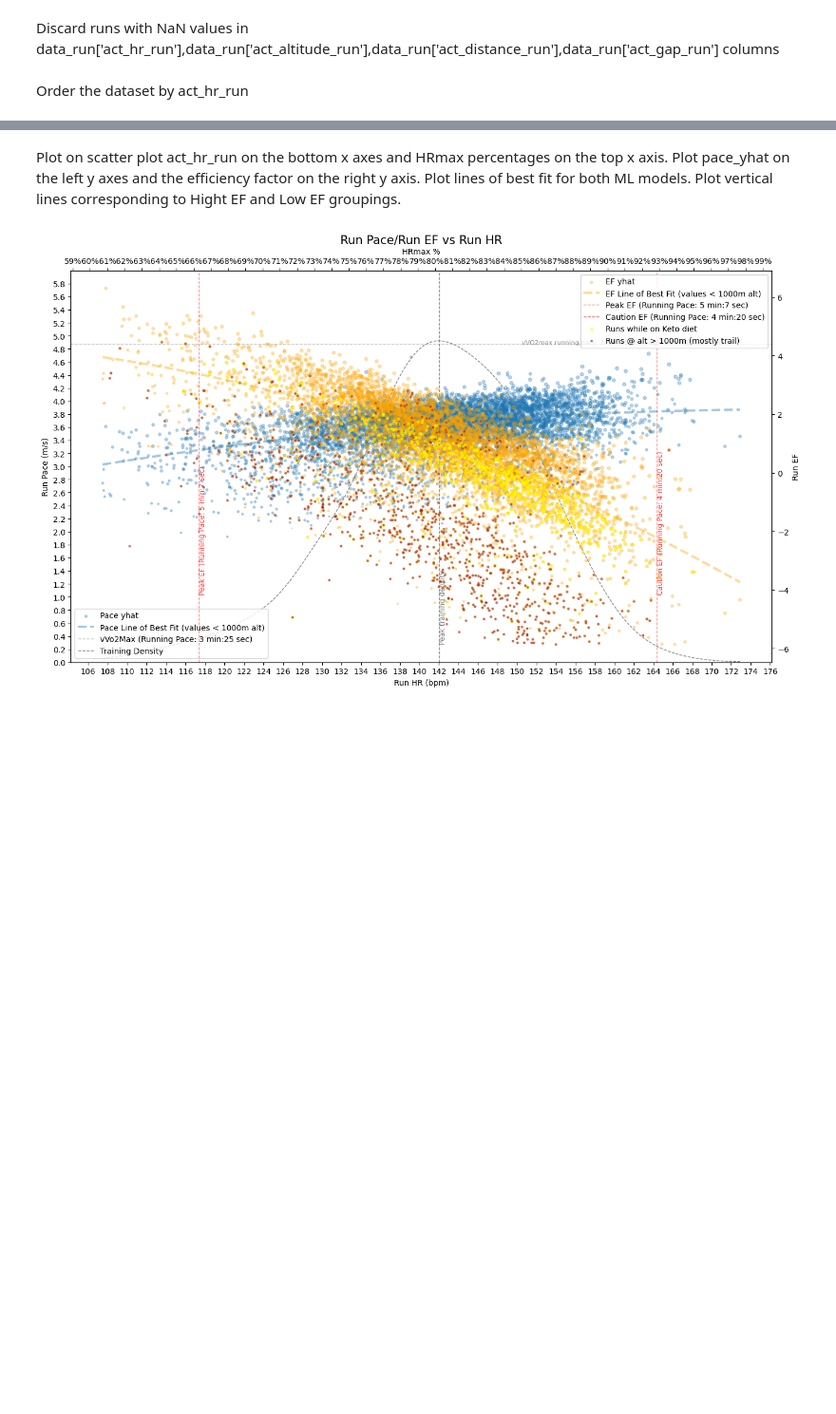
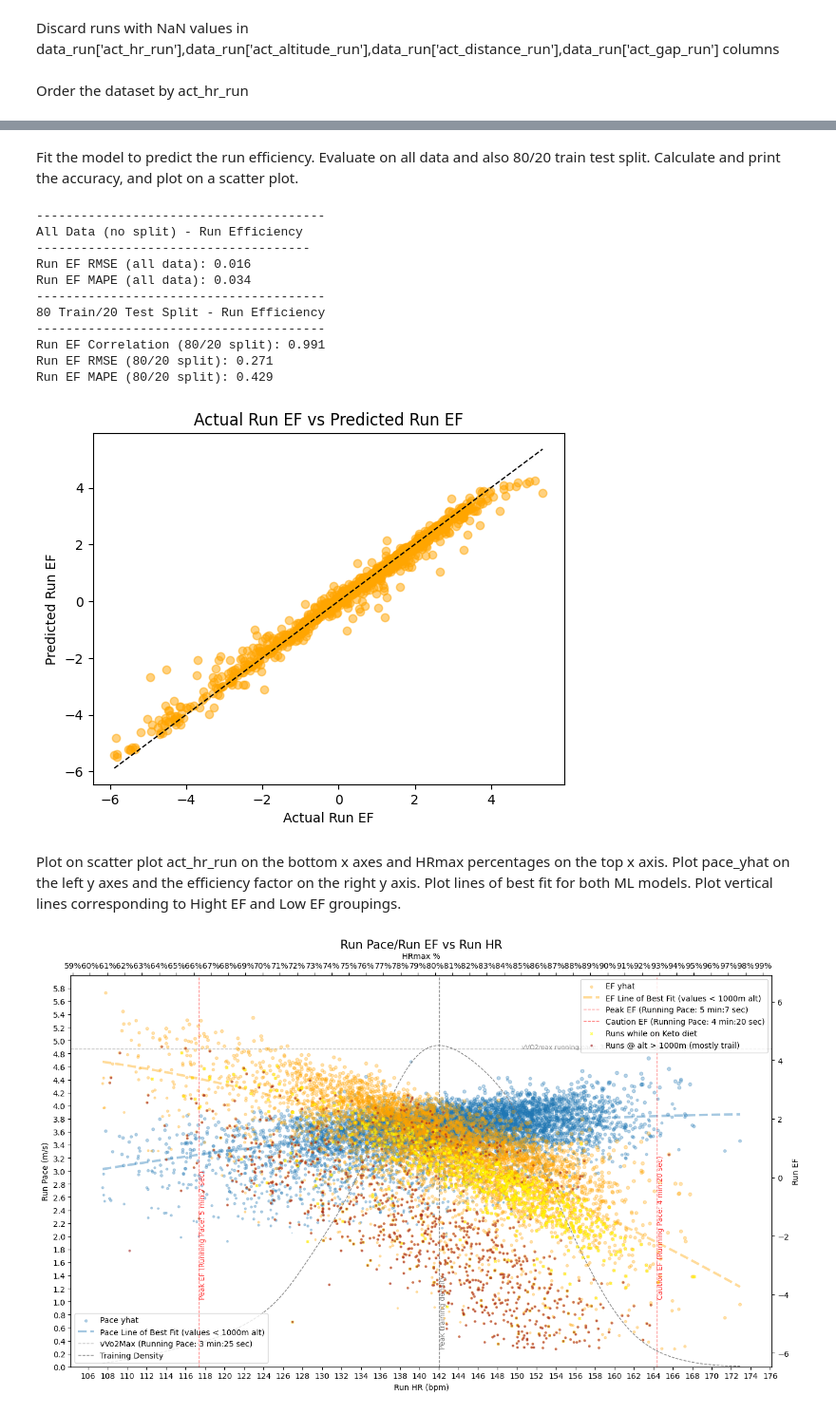
Before and after one commit to pgalko/ml_running_efficiency_predict, a Jupyter notebook: ML_Running_Efficiency_Prediction.ipynb, the cells around one changed output, grey strips where cells are left out. Shown at 95% size. Cells and saved outputs as stored; diff of their text form; code cells hidden in the pictures; blank space fills up the shorter version.

```diff
--- a/ML_Running_Efficiency_Prediction.ipynb
+++ b/ML_Running_Efficiency_Prediction.ipynb
@@ -200,3 +231,60 @@ Run EF MAPE: 0.034
+# %% [markdown]
+Fit the model to predict the run efficiency. Evaluate on all data and also 80/20 train test split.
+Calculate and print the accuracy, and plot on a scatter plot.
+# %%
+### Train/Evaluate the model on the the whole dataset (no split) ####
+
+# Train the model on data_run (pace_model_eval)
+ef_model = rf_model.fit(np.column_stack((data_run['act_hr_run'],data_run['act_altitude_run'],data_run['act_distance_run'],data_run['act_gap_run'],data_run['act_tss_run'],data_run['temperature'])), data_run['ef_run'])
+ef_yhat = ef_model.predict(np.column_stack((data_run['act_hr_run'],data_run['act_altitude_run'],data_run['act_distance_run'],data_run['act_gap_run'],data_run['act_tss_run'],data_run['temperature'])))
+# compute the rmse and mape
+rmse = np.sqrt(mean_squared_error(data_run['ef_run'], ef_yhat))
+mape = mean_absolute_percentage_error(data_run['ef_run'], ef_yhat)
+# print the results
+print('---------------------------------------')
+print('All Data (no split) - Run Efficiency')
+print('-------------------------------------')
+print('Run EF RMSE (all data): %.3f' % rmse)
+print('Run EF MAPE (all data): %.3f' % mape)
+
+### Train the model on the 80% of the dataset and evaluate on the 20% of the dataset ####
+
+# Train the model on data_run_train (ef_model_eval)
+ef_model_eval = ef_model.fit(np.column_stack((data_run_train['act_hr_run'],data_run_train['act_altitude_run'],data_run_train['act_distance_run'],data_run_train['act_gap_run'],data_run_train['act_tss_run'],data_run_train['temperature'])), data_run_train['ef_run'])
+# Make a prediction and store in the ef_yhat_eval variable
+ef_yhat_eval = ef_model_eval.predict(np.column_stack((data_run_test['act_hr_run'],data_run_test['act_altitude_run'],data_run_test['act_distance_run'],data_run_test['act_gap_run'],data_run_test['act_tss_run'],data_run_test['temperature'])))
+# compute the correlation, rmse and mape
+rmse = np.sqrt(mean_squared_error(data_run_test['ef_run'], ef_yhat_eval))
+mape = mean_absolute_percentage_error(data_run_test['ef_run'], ef_yhat_eval)
+corr = np.corrcoef(data_run_test['ef_run'], ef_yhat_eval)
+# print the results
+print('---------------------------------------')
+print('80 Train/20 Test Split - Run Efficiency')
+print('---------------------------------------')
+print('Run EF Correlation (80/20 split): %.3f' % corr[0,1])
+print('Run EF RMSE (80/20 split): %.3f' % rmse)
+print('Run EF MAPE (80/20 split): %.3f' % mape)
+# plot the results
+fig, ax = plt.subplots()
+ax.scatter(data_run_test['ef_run'], ef_yhat_eval, color='orange', alpha=0.5)
+ax.plot([min(data_run_test['ef_run']), max(data_run_test['ef_run'])], [min(data_run_test['ef_run']), max(data_run_test['ef_run'])], 'k--', lw=1)
+plt.xlabel('Actual Run EF')
+plt.ylabel('Predicted Run EF')
+plt.title('Actual Run EF vs Predicted Run EF')
+plt.show()
+# %% [output]
+---------------------------------------
+All Data (no split) - Run Efficiency
+-------------------------------------
+Run EF RMSE (all data): 0.016
+Run EF MAPE (all data): 0.034
+---------------------------------------
+80 Train/20 Test Split - Run Efficiency
+---------------------------------------
+Run EF Correlation (80/20 split): 0.991
+Run EF RMSE (80/20 split): 0.271
+Run EF MAPE (80/20 split): 0.429
+[figure, added]
 # %% [markdown]
 Plot on scatter plot act_hr_run on the bottom x axes and HRmax percentages on the top x axis.
 Plot pace_yhat on the left y axes and the efficiency factor on the right y axis.
```
Also changed, not shown: parts of 13 cells of this notebook.
